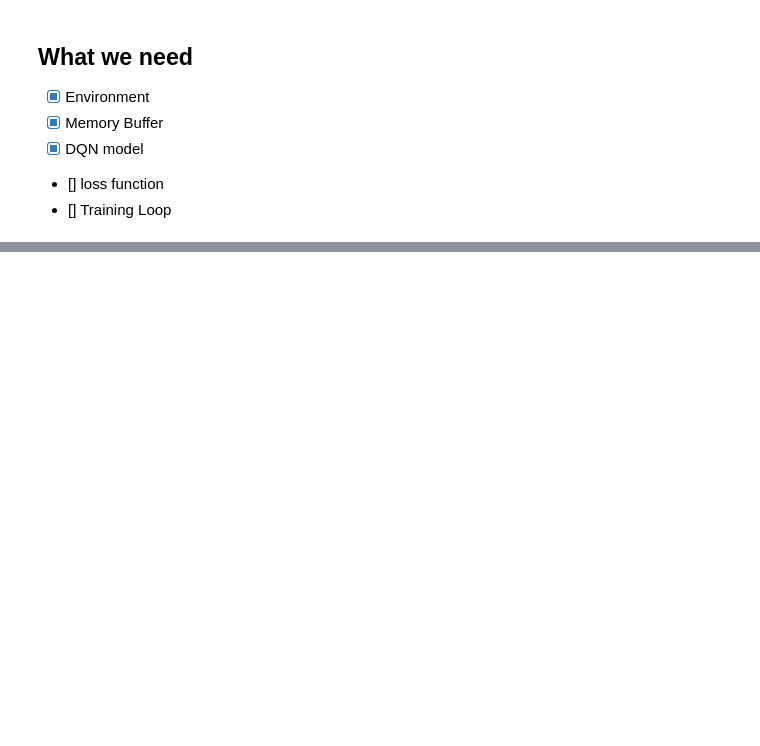
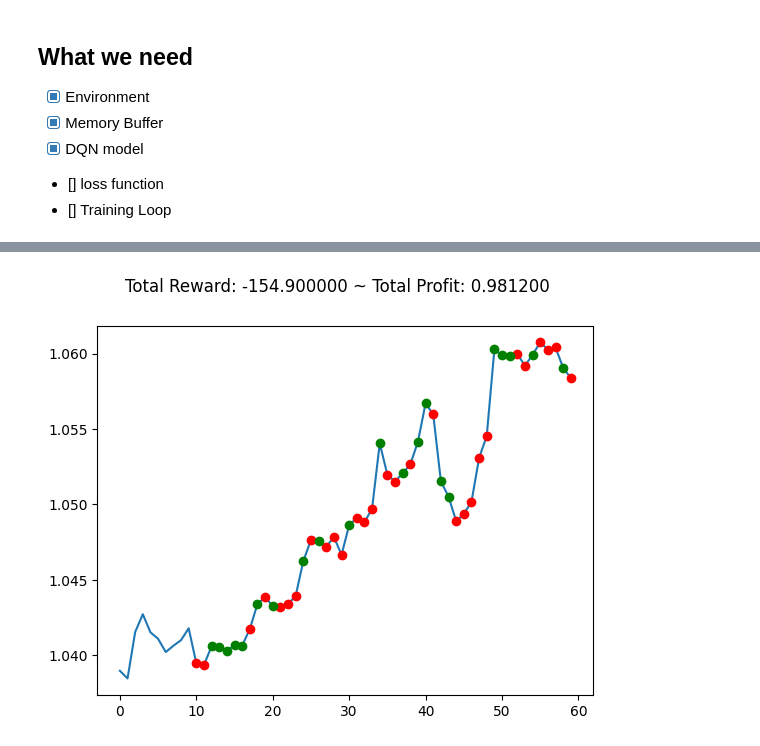
Before and after one commit to Sruinard/machine_learning_novice, a Jupyter notebook: introduction_to_deep_learning_with_jax/lunar.ipynb, the cells around one changed output, grey strips where cells are left out. Drawn from its saved outputs; the diff is of its cells as text; code cells hidden in the pictures; blank space fills up the shorter version.

```diff
--- a/introduction_to_deep_learning_with_jax/lunar.ipynb
+++ b/introduction_to_deep_learning_with_jax/lunar.ipynb
@@ -23,12 +23,12 @@ NUM_ACTIONS = env.action_space.n
 # %%
 class TrainConfig:
     MEMORY_SIZE = 10000
-    BATCH_SIZE = 64
+    BATCH_SIZE = 32
     UPDATE_PARAMS_EVERY_N_STEPS = 4
     TAU = 0.001
     E_MIN = 0.01
     E_DECAY = 0.995
-    N_EPISODES = 2000
+    N_EPISODES = 1
     MAX_N_STEPS_PER_EPISODE = 1000
 # %%
 import dataclasses
@@ -405,0 +444,34 @@ loaded = tf.saved_model.load("./lunar_lander_model/")
+# %%
+import gym
+import gym_anytrading
+from gym_anytrading.envs import TradingEnv, ForexEnv, StocksEnv, Actions, Positions
+from gym_anytrading.datasets import FOREX_EURUSD_1H_ASK, STOCKS_GOOGL
+import matplotlib.pyplot as plt
+from collections import deque
+import random
+
+env = gym.make('stocks-v0', frame_bound=(50, 100), window_size=10)
+
+small_memory = deque(maxlen=1000)
+
+state = env.reset()
+for _ in range(200):
+    action = env.action_space.sample()
+    next_state, reward, is_done, *_ = env.step(action)
+    experience = Experience(state, action, reward, next_state, is_done)
+    small_memory.append(experience)
+    if is_done:
+        break
+
+batch = get_random_batch(small_memory)
+
+network = hk.without_apply_rng(hk.transform(network_fn))
+target_network = hk.without_apply_rng(hk.transform(network_fn))
+optimiser = optax.adam(1e-3)
+
+
+
+initial_params = network.init(
+    jax.random.PRNGKey(seed=0), batch.states)
+initial_opt_state = optimiser.init(initial_params)
+train_state = TrainingState(initial_params, initial_params, initial_params, initial_opt_state)
@@ -405,0 +592,7 @@ loaded = tf.saved_model.load("./lunar_lander_model/")
+# %%
+
+plt.cla()
+env.render_all()
+plt.show()
+# %% [output]
+[figure, added]
```
Also changed, not shown: parts of 22 cells of this notebook, 14 other files.
